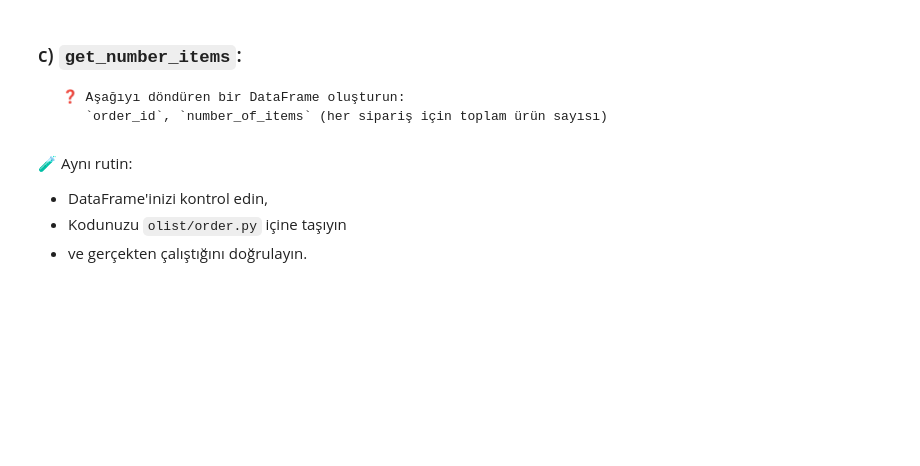
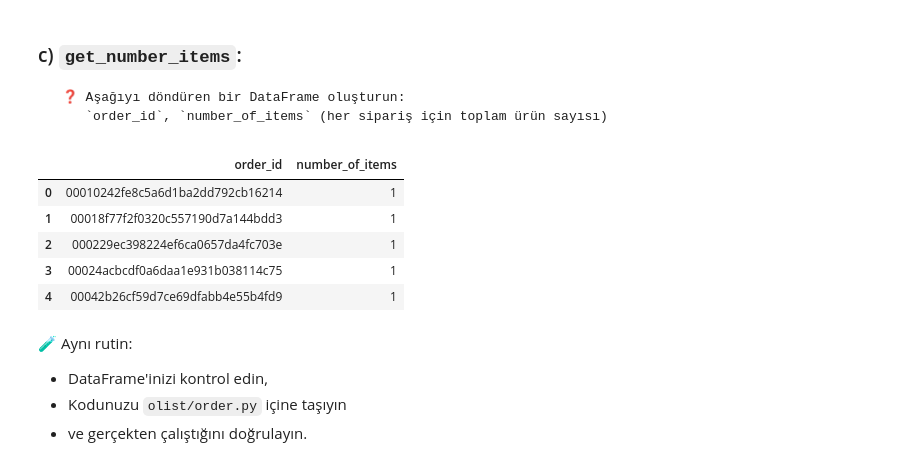
Before and after one commit to SametCeven/data-orders, a Jupyter notebook: orders.ipynb, the cells around one changed output. Cells and saved outputs as stored; diff of their text form; code cells hidden in the pictures; blank space fills up the shorter version.

Commit message:
Completed number_items step

```diff
--- a/orders.ipynb
+++ b/orders.ipynb
@@ -304,3 +302,21 @@ git push origin master
+# %%
+df_order_items:pd.DataFrame = data['order_items'].copy()
+df_order_items.head(5)
+df_order_items_summary:pd.DataFrame = (
+    df_order_items
+    .groupby("order_id")["product_id"]
+    .agg("count")
+    .rename("number_of_items")
+    .reset_index()
+)
+df_order_items_summary.head(5)
+# %% [output]
+|  | order_id | number_of_items |
+| 0 | 00010242fe8c5a6d1ba2dd792cb16214 | 1 |
+| 1 | 00018f77f2f0320c557190d7a144bdd3 | 1 |
+| 2 | 000229ec398224ef6ca0657da4fc703e | 1 |
+| 3 | 00024acbcdf0a6daa1e931b038114c75 | 1 |
+| 4 | 00042b26cf59d7ce69dfabb4e55b4fd9 | 1 |
 # %% [markdown]
 🧪 Aynı rutin:
 * DataFrame'inizi kontrol edin,
```
Also changed, not shown: parts of 2 cells of this notebook, 1 other file.
